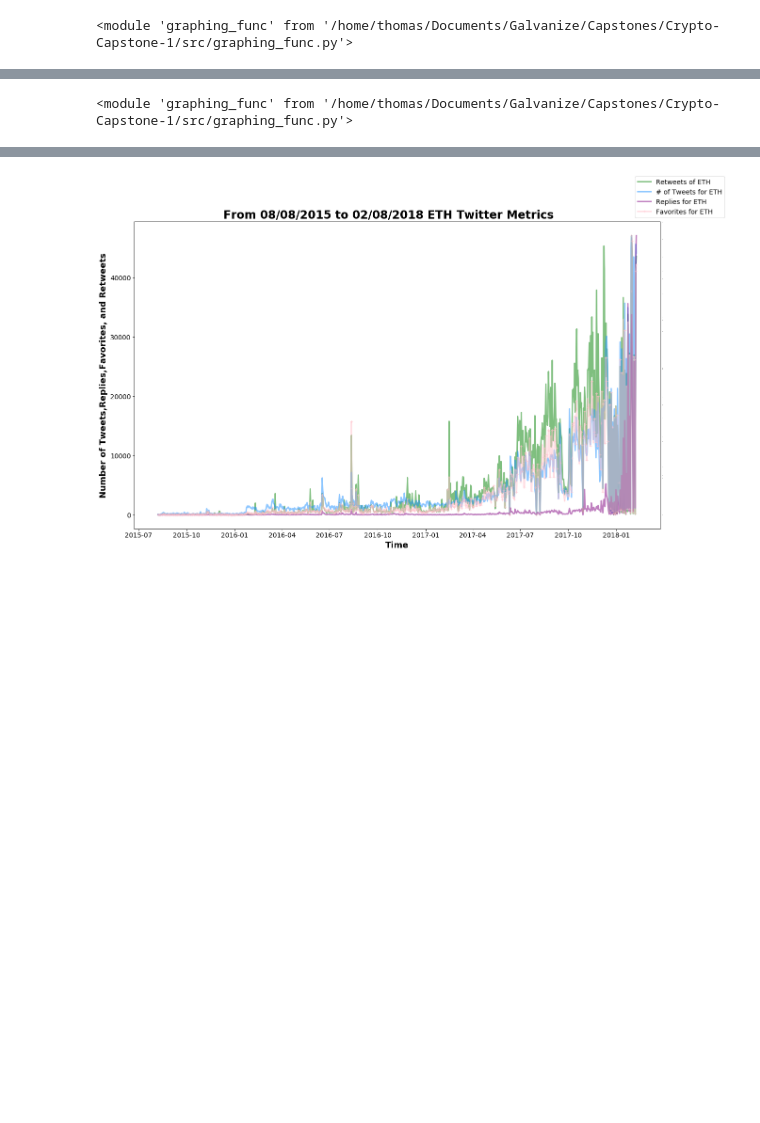
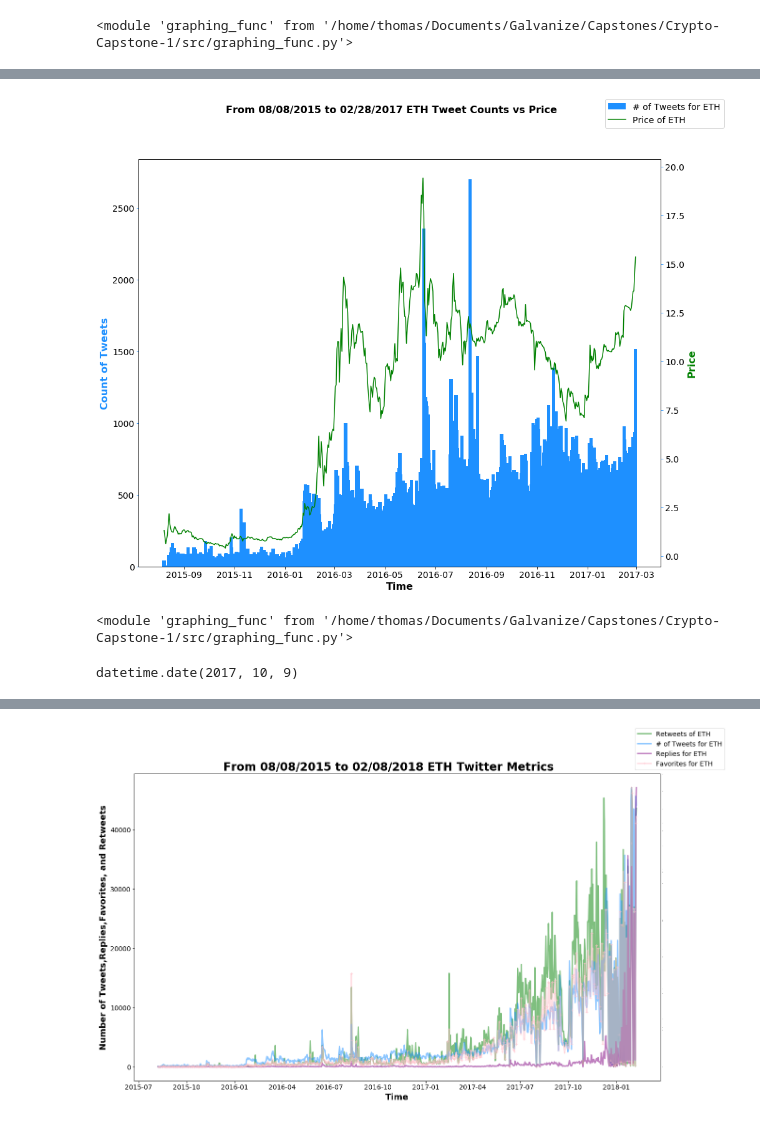
Before and after one commit to ThomasADuffy/Crypto-Capstone-1, a Jupyter notebook: notebooks/graphing_notebook.ipynb, the cells around one changed output, grey strips where cells are left out. Cells and saved outputs as stored; diff of their text form; code cells hidden in the pictures; blank space fills up the shorter version.

```diff
--- a/notebooks/graphing_notebook.ipynb
+++ b/notebooks/graphing_notebook.ipynb
@@ -78,9 +76,15 @@ graph.tweet_vs_price_graph(BTC,'BTC','BTC_price_vs_tweets_linegraph.png')
 # %%
-graph.tweet_vs_price_graph(ETH,'ETH','ETH_price_vs_tweets_linegraph.png')
+graph.tweet_vs_price_graph(ETH,'ETH','ETH_price_vs_tweets_linegraph_beforeboom.png',datefilter=['2015-07-01','2017-03-01'])
+# %% [output]
+[figure, added]
 # %%
 import importlib
 importlib.reload(graph)
 # %% [output]
 <module 'graphing_func' from '/home/thomas/Documents/Galvanize/Capstones/Crypto-Capstone-1/src/graphing_func.py'>
+# %%
+min(BTC['time'])
+# %% [output]
+datetime.date(2017, 10, 9)
 # %%
 graph.tweet_metrics_graph(BTC,'BTC','BTC_twitter_metrics.png',datefilter=None)
```
Also changed, not shown: parts of 12 cells of this notebook, 9 other files.
